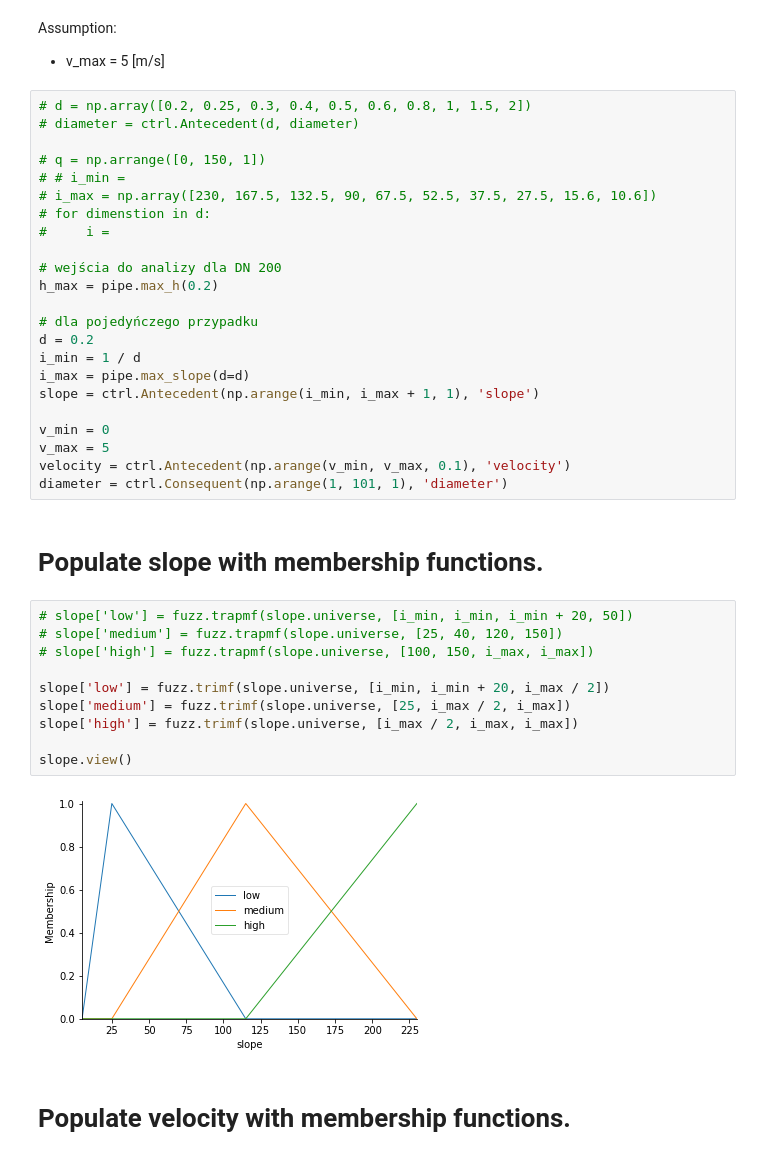
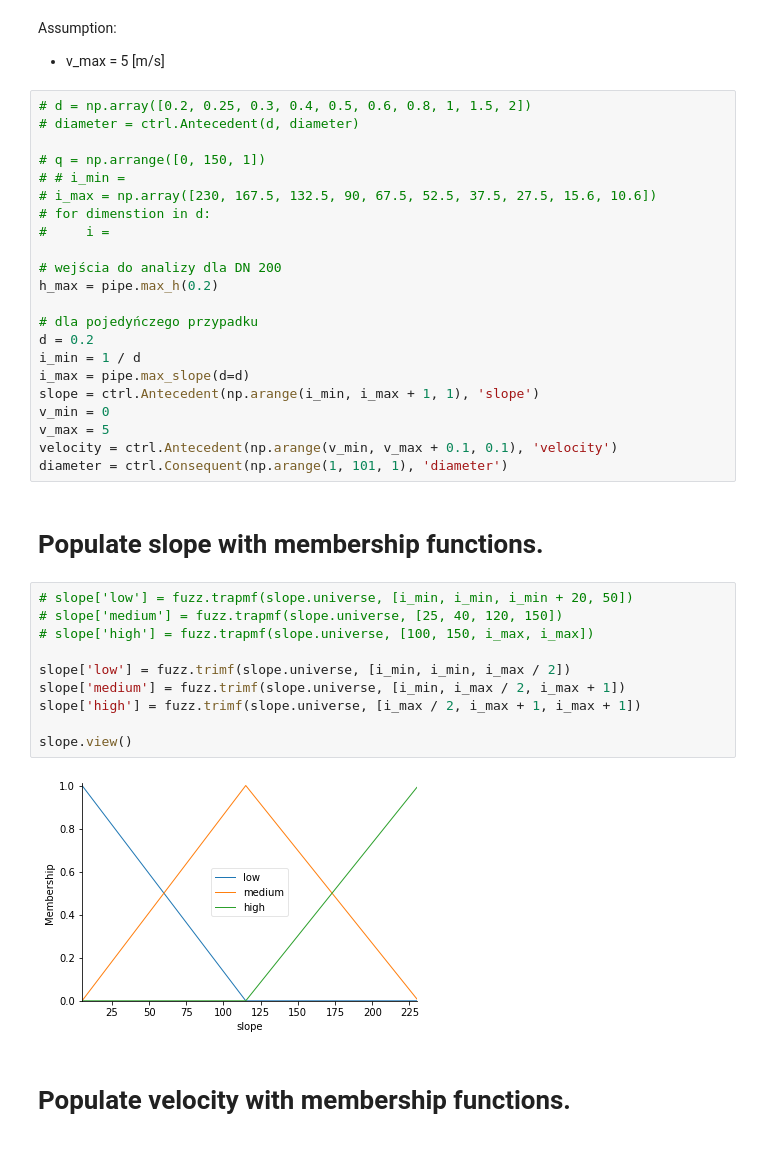
Before and after one commit to BuczynskiRafal/pipe_calculations, a Jupyter notebook: fuzzy logic.ipynb, the cells around one changed output. Saved outputs shown, nothing was run; the diff lists cells and outputs as text.

```diff
--- a/fuzzy logic.ipynb
+++ b/fuzzy logic.ipynb
@@ -200,25 +200,24 @@ d = 0.2
 i_min = 1 / d
 i_max = pipe.max_slope(d=d)
 slope = ctrl.Antecedent(np.arange(i_min, i_max + 1, 1), 'slope')
-
 v_min = 0
 v_max = 5
-velocity = ctrl.Antecedent(np.arange(v_min, v_max, 0.1), 'velocity')
+velocity = ctrl.Antecedent(np.arange(v_min, v_max + 0.1, 0.1), 'velocity')
 diameter = ctrl.Consequent(np.arange(1, 101, 1), 'diameter')
 # %% [markdown]
 # Populate slope with membership functions.
 # %%
 # slope['low'] = fuzz.trapmf(slope.universe, [i_min, i_min, i_min + 20, 50])
 # slope['medium'] = fuzz.trapmf(slope.universe, [25, 40, 120, 150])
 # slope['high'] = fuzz.trapmf(slope.universe, [100, 150, i_max, i_max])
 
-slope['low'] = fuzz.trimf(slope.universe, [i_min, i_min + 20, i_max / 2])
-slope['medium'] = fuzz.trimf(slope.universe, [25, i_max / 2, i_max])
-slope['high'] = fuzz.trimf(slope.universe, [i_max / 2, i_max, i_max])
+slope['low'] = fuzz.trimf(slope.universe, [i_min, i_min, i_max / 2])
+slope['medium'] = fuzz.trimf(slope.universe, [i_min, i_max / 2, i_max + 1])
+slope['high'] = fuzz.trimf(slope.universe, [i_max / 2, i_max + 1, i_max + 1])
 
 slope.view()
 # %% [output]
-[figure, old version]
+[figure, new version]
 # %% [markdown]
 # Populate velocity with membership functions.
 # %%
```
Also changed, not shown: parts of 5 cells of this notebook.
